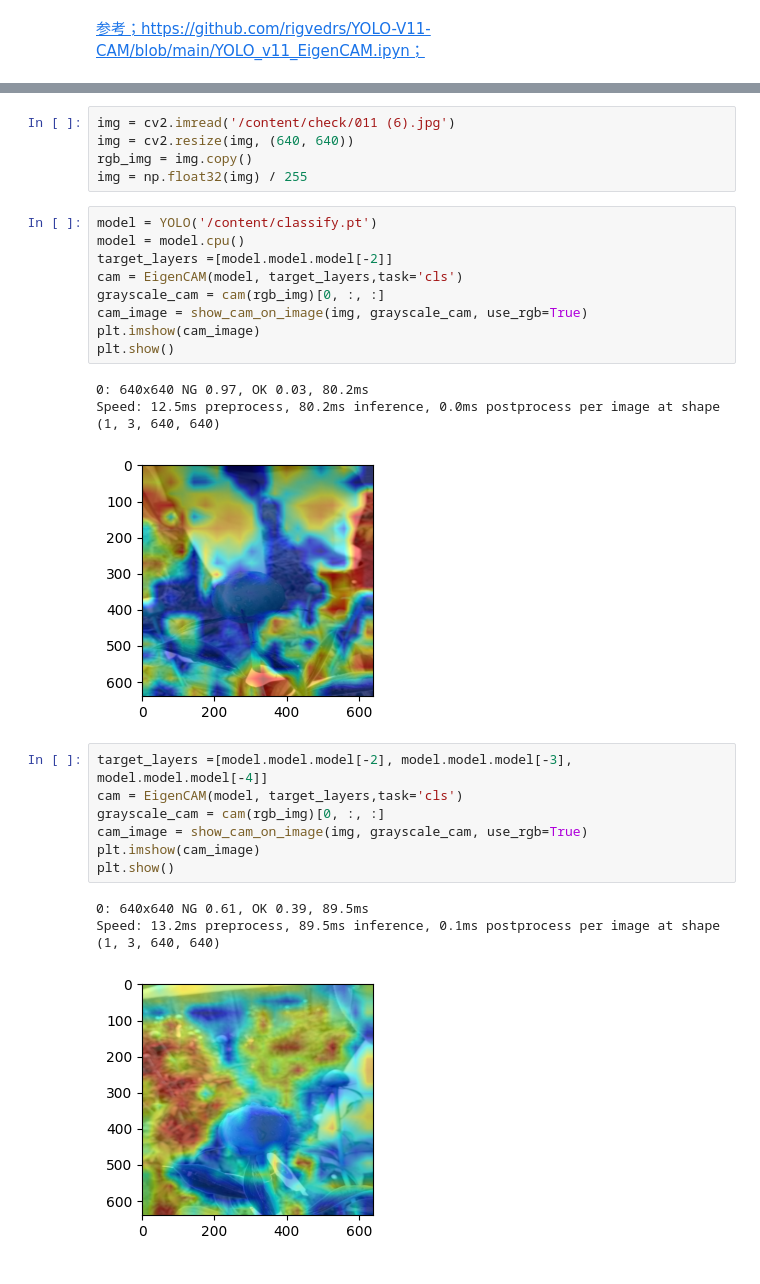
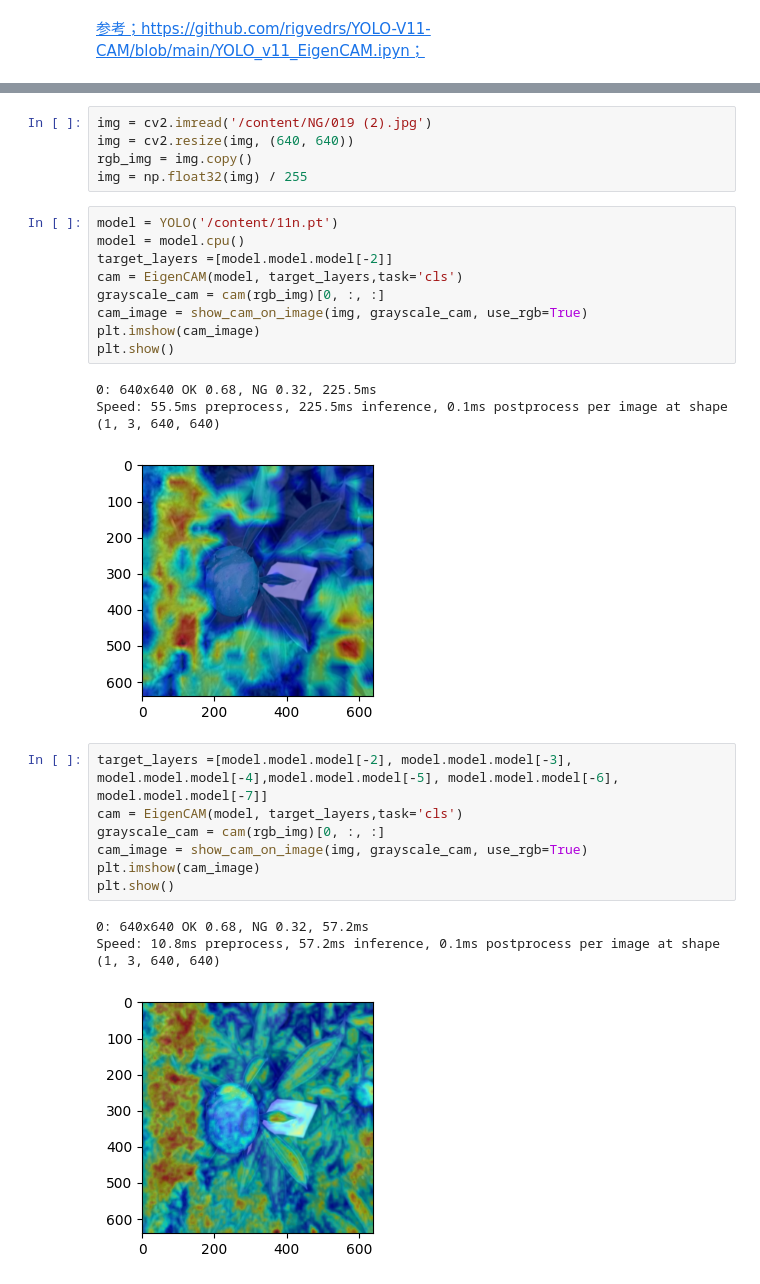
Before and after one commit to 1900690/heatmap_yolo, a Jupyter notebook: image-heatmaps.ipynb, the cells around one changed output, grey strips where cells are left out. Drawn from its saved outputs; the diff is of its cells as text.

```diff
--- a/image-heatmaps.ipynb
+++ b/image-heatmaps.ipynb
@@ -62,12 +62,12 @@ shutil.unpack_archive('/content/'+file_name, '/content/')
 #zipを消す
 os.remove('/content/'+file_name)
 # %%
-img = cv2.imread('/content/check/011 (6).jpg')
+img = cv2.imread('/content/NG/019 (2).jpg')
 img = cv2.resize(img, (640, 640))
 rgb_img = img.copy()
 img = np.float32(img) / 255
 # %%
-model = YOLO('/content/classify.pt')
+model = YOLO('/content/11n.pt')
 model = model.cpu()
 target_layers =[model.model.model[-2]]
 cam = EigenCAM(model, target_layers,task='cls')
@@ -76,20 +76,20 @@ cam_image = show_cam_on_image(img, grayscale_cam, use_rgb=True)
 plt.imshow(cam_image)
 plt.show()
 # %% [output]
-0: 640x640 NG 0.97, OK 0.03, 80.2ms
-Speed: 12.5ms preprocess, 80.2ms inference, 0.0ms postprocess per image at shape (1, 3, 640, 640)
+0: 640x640 OK 0.68, NG 0.32, 225.5ms
+Speed: 55.5ms preprocess, 225.5ms inference, 0.1ms postprocess per image at shape (1, 3, 640, 640)
-[figure, old version]
+[figure, new version]
 # %%
-target_layers =[model.model.model[-2], model.model.model[-3], model.model.model[-4]]
+target_layers =[model.model.model[-2], model.model.model[-3], model.model.model[-4],model.model.model[-5], model.model.model[-6], model.model.model[-7]]
 cam = EigenCAM(model, target_layers,task='cls')
 grayscale_cam = cam(rgb_img)[0, :, :]
 cam_image = show_cam_on_image(img, grayscale_cam, use_rgb=True)
 plt.imshow(cam_image)
 plt.show()
 # %% [output]
-0: 640x640 NG 0.61, OK 0.39, 89.5ms
-Speed: 13.2ms preprocess, 89.5ms inference, 0.1ms postprocess per image at shape (1, 3, 640, 640)
+0: 640x640 OK 0.68, NG 0.32, 57.2ms
+Speed: 10.8ms preprocess, 57.2ms inference, 0.1ms postprocess per image at shape (1, 3, 640, 640)
-[figure, old version]
+[figure, new version]
 # %%
 im = cv2.cvtColor(rgb_img, cv2.COLOR_RGB2BGR)
 Image.fromarray(np.hstack((im, cam_image)))
```
Also changed, not shown: parts of 5 cells of this notebook.
